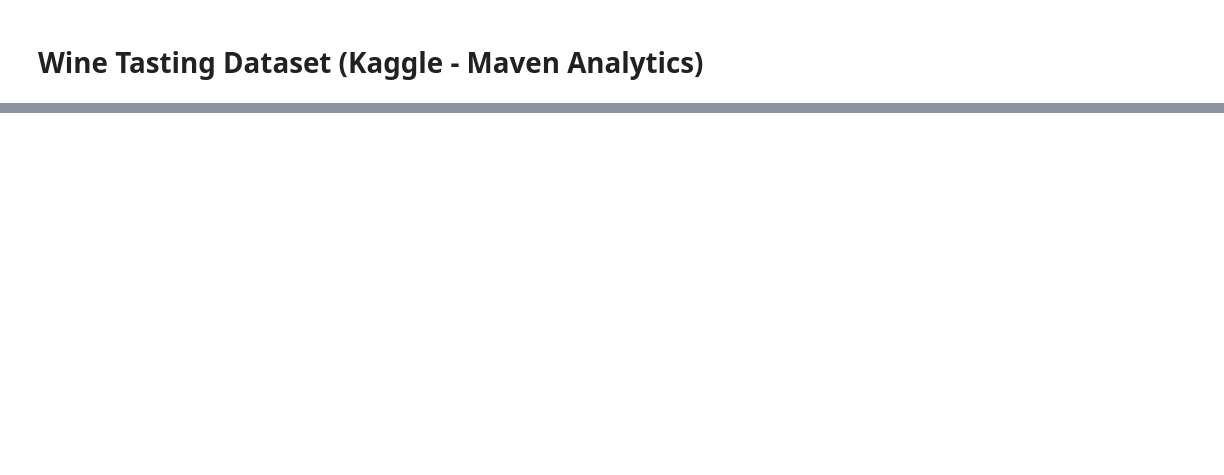
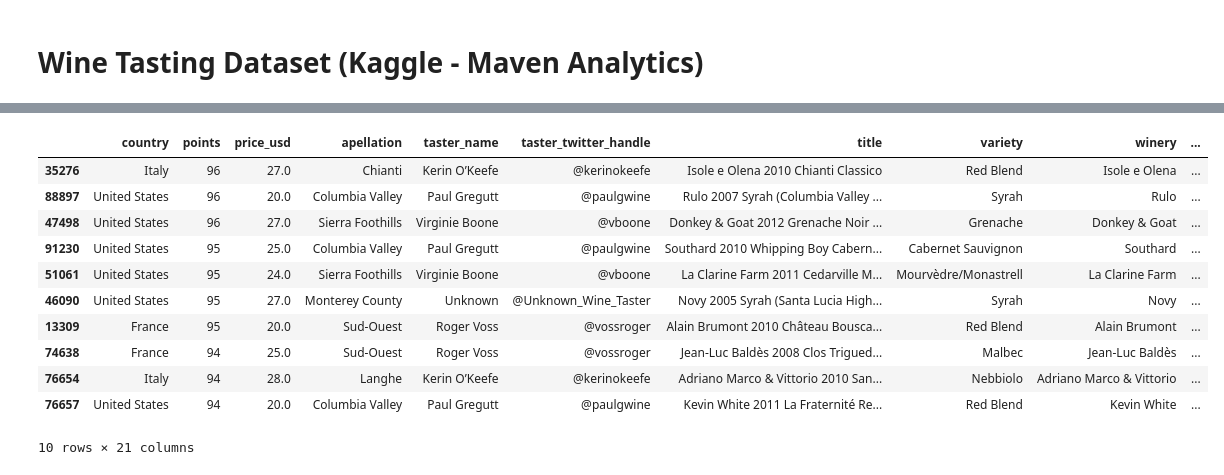
Before and after one commit to FILET81/World-of-Wines, a Jupyter notebook: Wine Tasting Dataset.ipynb, the cells around one changed output, grey strips where cells are left out. Cells and saved outputs as stored; diff of their text form; code cells hidden in the pictures; blank space fills up the shorter version.

```diff
--- a/Wine Tasting Dataset.ipynb
+++ b/Wine Tasting Dataset.ipynb
@@ -1023,0 +1046,15 @@ memory usage: 7.8+ MB
+# %%
+wines_final[(wines_final["wine_type"]=="Red")&(wines_final["price_usd"]<30)].sort_values(by="points", ascending=False).head(10)
+# %% [output]
+|  | country | points | price_usd | apellation | taster_name | taster_twitter_handle | title | variety | winery | ... |
+| 35276 | Italy | 96 | 27.0 | Chianti | Kerin O’Keefe | @kerinokeefe | Isole e Olena 2010 Chianti Classico | Red Blend | Isole e Olena | ... |
+| 88897 | United States | 96 | 20.0 | Columbia Valley | Paul Gregutt | @paulgwine | Rulo 2007 Syrah (Columbia Valley ... | Syrah | Rulo | ... |
+| 47498 | United States | 96 | 27.0 | Sierra Foothills | Virginie Boone | @vboone | Donkey & Goat 2012 Grenache Noir ... | Grenache | Donkey & Goat | ... |
+| 91230 | United States | 95 | 25.0 | Columbia Valley | Paul Gregutt | @paulgwine | Southard 2010 Whipping Boy Cabern... | Cabernet Sauvignon | Southard | ... |
+| 51061 | United States | 95 | 24.0 | Sierra Foothills | Virginie Boone | @vboone | La Clarine Farm 2011 Cedarville M... | Mourvèdre/Monastrell | La Clarine Farm | ... |
+| 46090 | United States | 95 | 27.0 | Monterey County | Unknown | @Unknown_Wine_Taster | Novy 2005 Syrah (Santa Lucia High... | Syrah | Novy | ... |
+| 13309 | France | 95 | 20.0 | Sud-Ouest | Roger Voss | @vossroger | Alain Brumont 2010 Château Bousca... | Red Blend | Alain Brumont | ... |
+| 74638 | France | 94 | 25.0 | Sud-Ouest | Roger Voss | @vossroger | Jean-Luc Baldès 2008 Clos Trigued... | Malbec | Jean-Luc Baldès | ... |
+| 76654 | Italy | 94 | 28.0 | Langhe | Kerin O’Keefe | @kerinokeefe | Adriano Marco & Vittorio 2010 San... | Nebbiolo | Adriano Marco & Vittorio | ... |
+| 76657 | United States | 94 | 20.0 | Columbia Valley | Paul Gregutt | @paulgwine | Kevin White 2011 La Fraternité Re... | Red Blend | Kevin White | ... |
+10 rows × 21 columns
```
Also changed, not shown: parts of 20 cells of this notebook, 6 other files.
